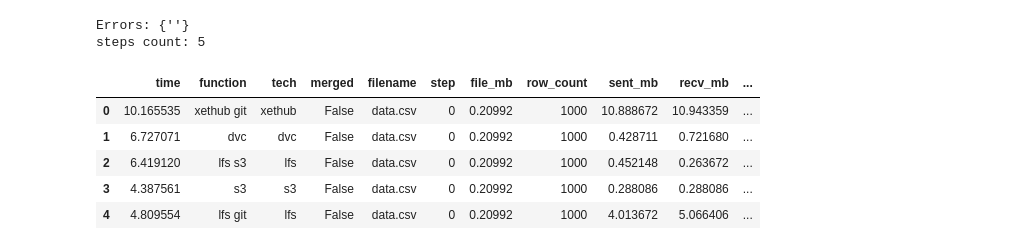
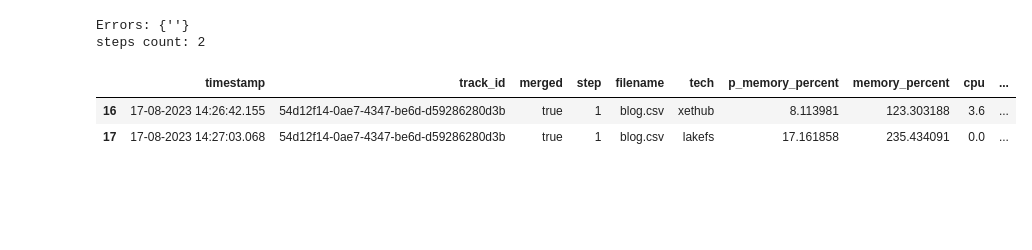
Before and after one commit to xdssio/versioning-article, a Jupyter notebook: notebooks/Analysis.ipynb, the cells around one changed output. Drawn from its saved outputs; the diff is of its cells as text; code cells hidden in the pictures; blank space fills up the shorter version.

Commit message:
blog example working

```diff
--- a/notebooks/Analysis.ipynb
+++ b/notebooks/Analysis.ipynb
@@ -1,22 +1,24 @@
 # %%
-import plotly.io as pio
-pio.renderers.default='notebook'
+from xetrack import Reader
+import plotly.express as px
 import plotly.graph_objects as go
-import pandas as pd
+from plotly.subplots import make_subplots
+# import plotly.io as pio
+# pio.renderers.default='notebook'
 
-df = pd.read_csv('../output/results.csv', engine='pyarrow')
-df = df[df['tech'] != 'm1'] # This is merging files on the laptop
+df = Reader('../output/stats.db').to_df()
+df = df[df['tech'] != 'shutil']
+df = df[df['tech'] != 'm1']
+df['name'] = df['name'].str.replace('_',' ')
 df['function'] = df['function'].str.replace('_',' ')
-df['function'] = df['function'].str.replace(' new upload','')
+df['function'] = df['function'].str.replace(' new upload','').str.replace(' merged upload','')
+df['mb/s'] = df['file_bytes']/df['time']
 print(f"Errors: {set(df['error'].fillna('').values)}")
 print(f"steps count: {df['step'].max()+1}")
-df.head()
+df.tail(2)
 # %% [output]
 Errors: {''}
-steps count: 5
+steps count: 2
-|  | time | function | tech | merged | filename | step | file_mb | row_count | sent_mb | recv_mb | ... |
-| 0 | 10.165535 | xethub git | xethub | False | data.csv | 0 | 0.20992 | 1000 | 10.888672 | 10.943359 | ... |
-| 1 | 6.727071 | dvc | dvc | False | data.csv | 0 | 0.20992 | 1000 | 0.428711 | 0.721680 | ... |
-| 2 | 6.419120 | lfs s3 | lfs | False | data.csv | 0 | 0.20992 | 1000 | 0.452148 | 0.263672 | ... |
-| 3 | 4.387561 | s3 | s3 | False | data.csv | 0 | 0.20992 | 1000 | 0.288086 | 0.288086 | ... |
-| 4 | 4.809554 | lfs git | lfs | False | data.csv | 0 | 0.20992 | 1000 | 4.013672 | 5.066406 | ... |
+|  | timestamp | track_id | merged | step | filename | tech | p_memory_percent | memory_percent | cpu | ... |
+| 16 | 17-08-2023 14:26:42.155 | 54d12f14-0ae7-4347-be6d-d59286280d3b | true | 1 | blog.csv | xethub | 8.113981 | 123.303188 | 3.6 | ... |
+| 17 | 17-08-2023 14:27:03.068 | 54d12f14-0ae7-4347-be6d-d59286280d3b | true | 1 | blog.csv | lakefs | 17.161858 | 235.434091 | 0.0 | ... |
```
Also changed, not shown: parts of 6 cells of this notebook, 8 other files.
